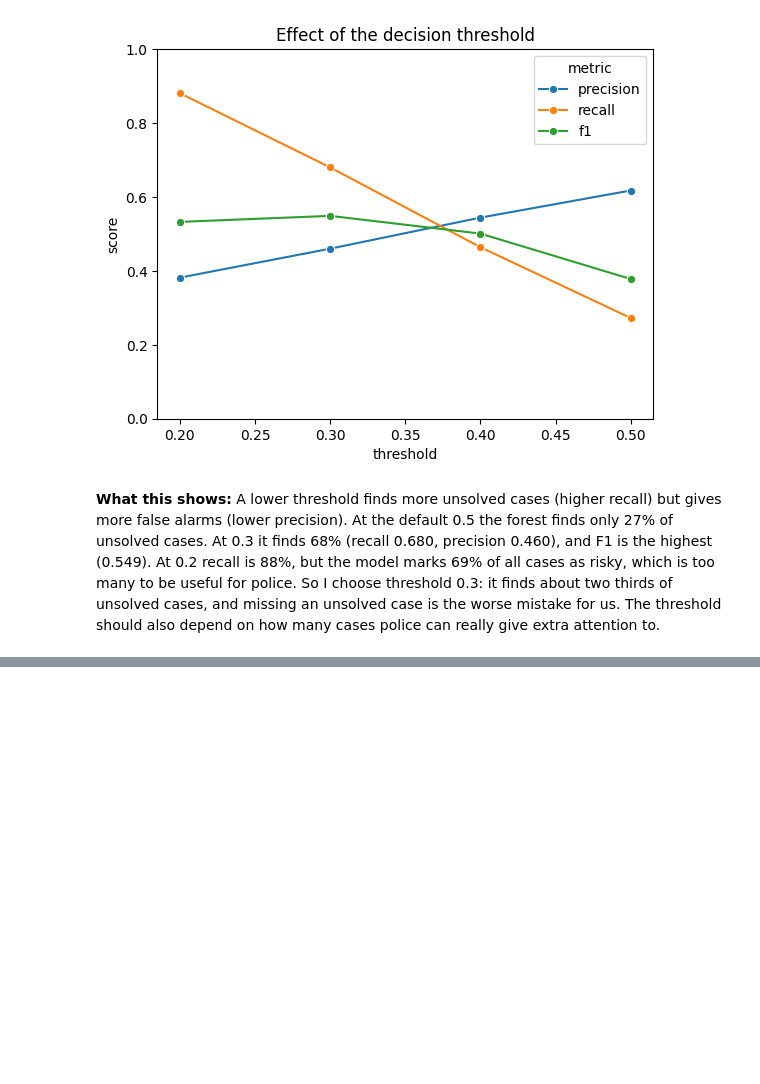
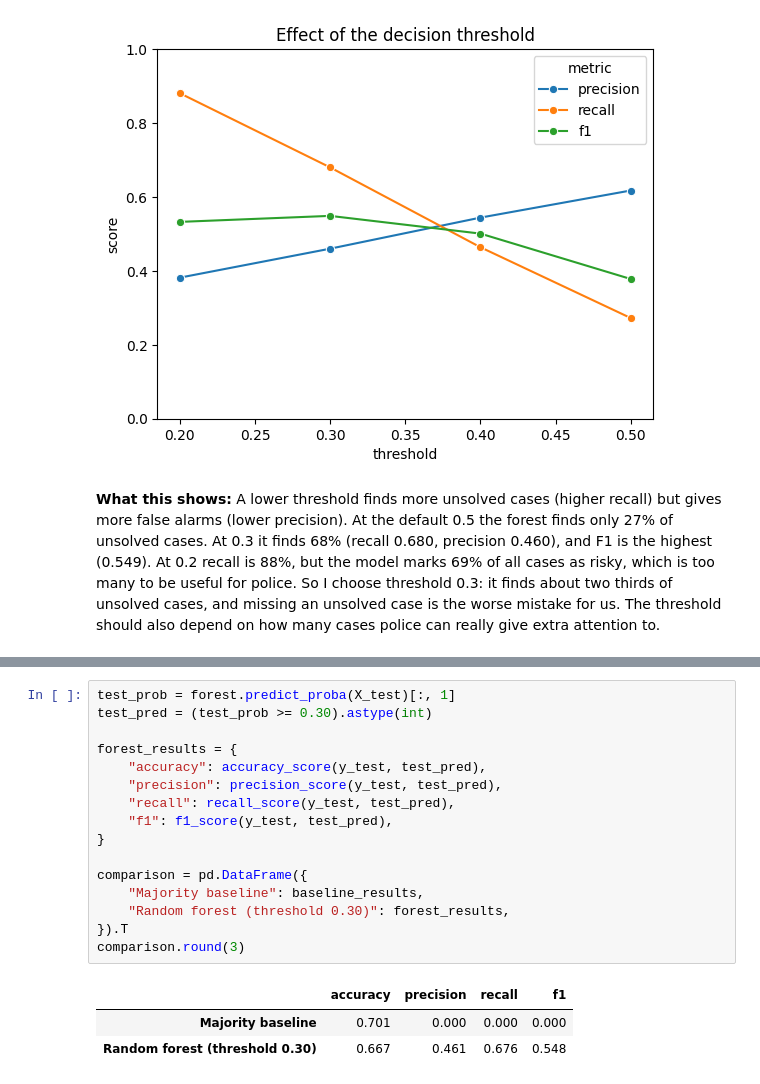
Before and after one commit to Anastasiia-hub0/unsolved-homicides-analysis, a Jupyter notebook: unsolved_homicides_analysis.ipynb, the cells around one changed output, grey strips where cells are left out. Cells and saved outputs as stored; diff of their text form; blank space fills up the shorter version.

```diff
--- a/unsolved_homicides_analysis.ipynb
+++ b/unsolved_homicides_analysis.ipynb
@@ -1045,0 +1049,20 @@ plt.show()
+# %%
+test_prob = forest.predict_proba(X_test)[:, 1]
+test_pred = (test_prob >= 0.30).astype(int)
+
+forest_results = {
+    "accuracy": accuracy_score(y_test, test_pred),
+    "precision": precision_score(y_test, test_pred),
+    "recall": recall_score(y_test, test_pred),
+    "f1": f1_score(y_test, test_pred),
+}
+
+comparison = pd.DataFrame({
+    "Majority baseline": baseline_results,
+    "Random forest (threshold 0.30)": forest_results,
+}).T
+comparison.round(3)
+# %% [output]
+|  | accuracy | precision | recall | f1 |
+| Majority baseline | 0.701 | 0.000 | 0.000 | 0.000 |
+| Random forest (threshold 0.30) | 0.667 | 0.461 | 0.676 | 0.548 |
```
Also changed, not shown: parts of 4 cells of this notebook.
